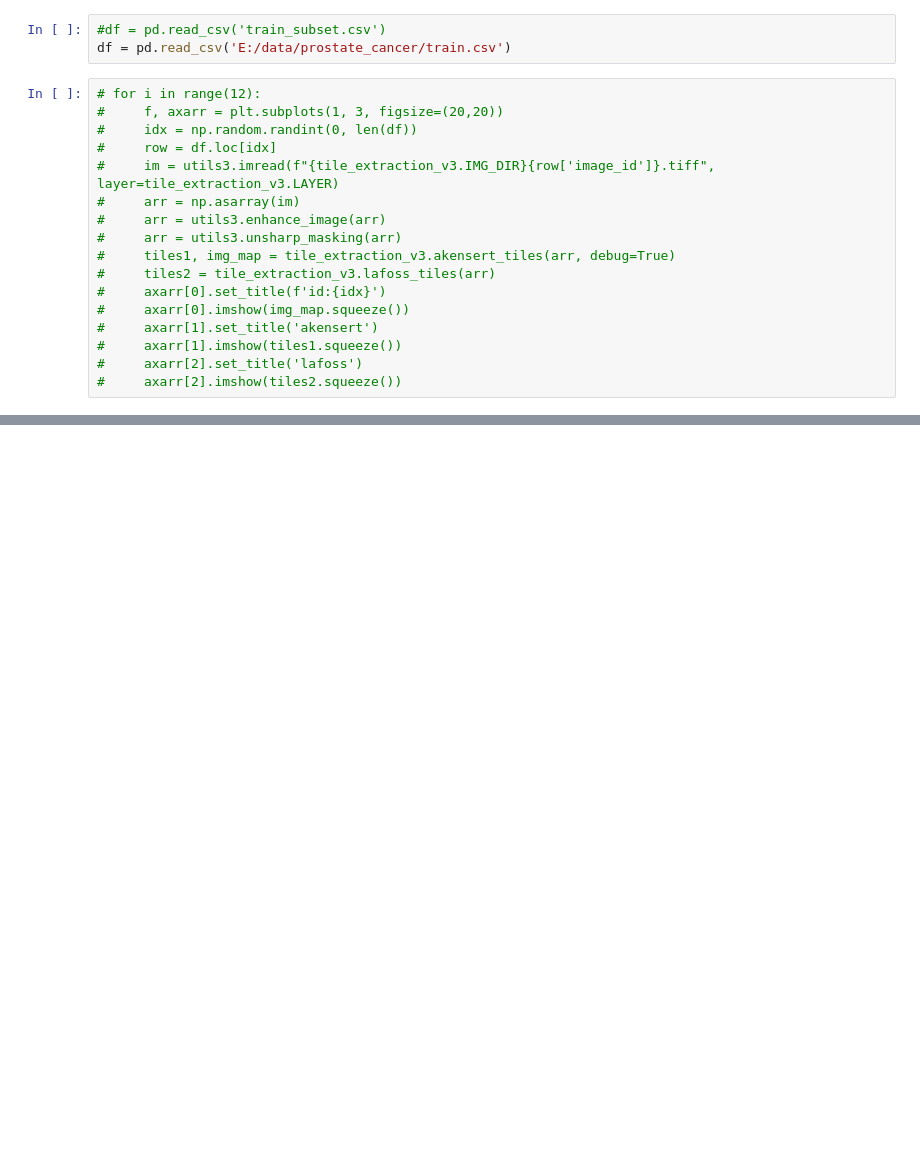
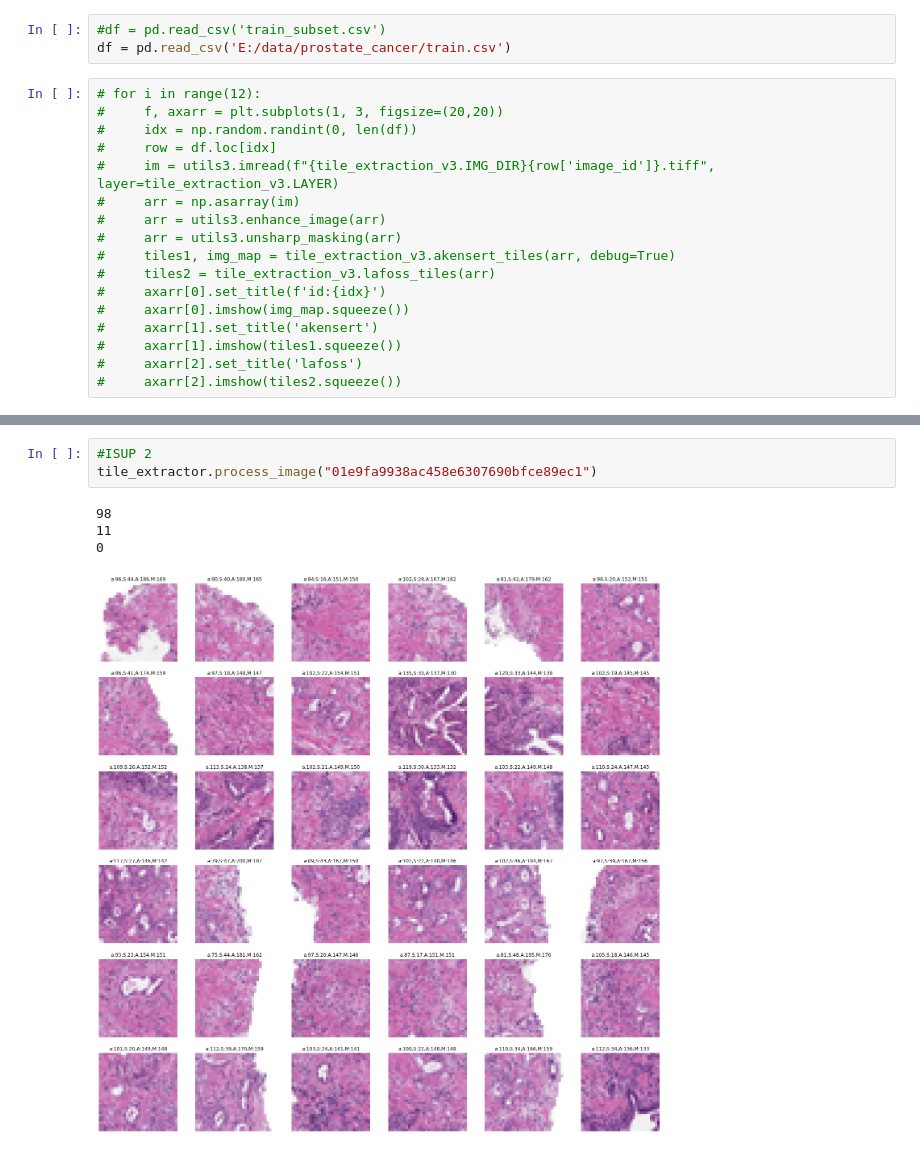
Before and after one commit to rootdobos/practica, a Jupyter notebook: sandbox/preprocess3.ipynb, the cells around one changed output, grey strips where cells are left out. Saved outputs shown, nothing was run; the diff lists cells and outputs as text; blank space fills up the shorter version.

```diff
--- a/sandbox/preprocess3.ipynb
+++ b/sandbox/preprocess3.ipynb
@@ -59,0 +75,8 @@ KeyboardInterrupt:
+# %%
+#ISUP 2
+tile_extractor.process_image("01e9fa9938ac458e6307690bfce89ec1")
+# %% [output]
+98
+11
+0
+[figure, added]
```
Also changed, not shown: parts of 6 cells of this notebook, 7 other files.
